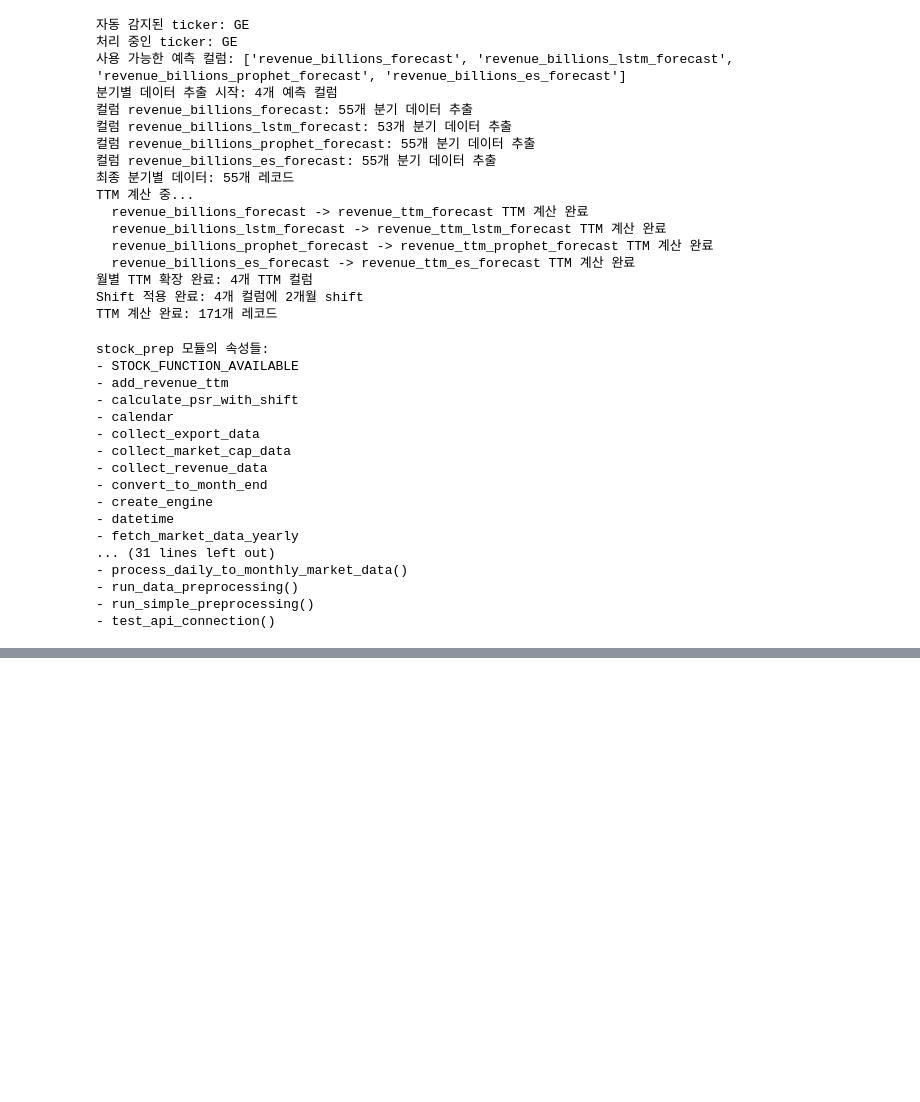
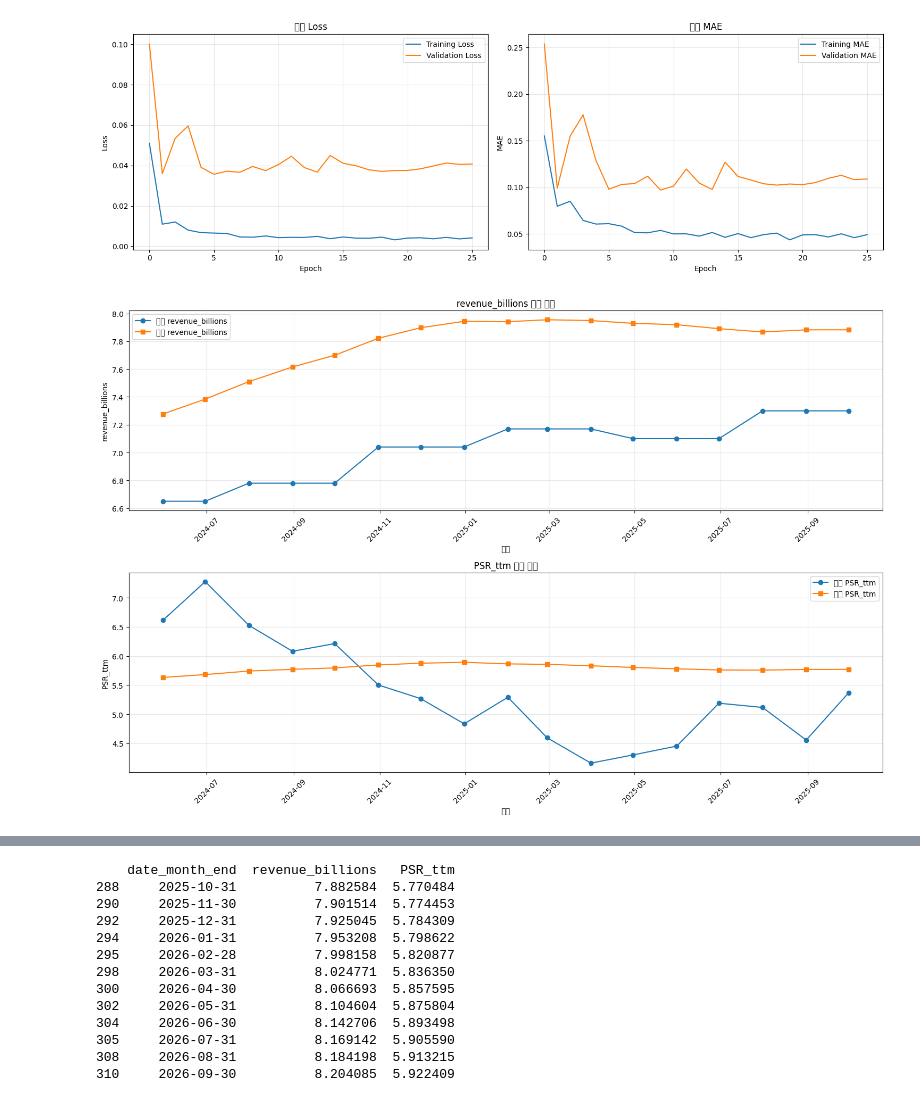
Before and after one commit to stox74/stock_forecast, a Jupyter notebook: US_Market/valuation/valuation_model_v5.ipynb, the cells around one changed output, grey strips where cells are left out. Drawn from its saved outputs; the diff is of its cells as text; code cells hidden in the pictures; blank space fills up the shorter version.

```diff
--- a/US_Market/valuation/valuation_model_v5.ipynb
+++ b/US_Market/valuation/valuation_model_v5.ipynb
@@ -475,51 +185,15 @@ revenue_forecast_result = create_revenue_forecast_result(
-# %%
-result_with_fixed_ttm = calculate_ttm_with_shift(revenue_forecast_result, shift_months=2)
-# %% [output]
-자동 감지된 ticker: GE
-처리 중인 ticker: GE
-사용 가능한 예측 컬럼: ['revenue_billions_forecast', 'revenue_billions_lstm_forecast', 'revenue_billions_prophet_forecast', 'revenue_billions_es_forecast']
-분기별 데이터 추출 시작: 4개 예측 컬럼
-컬럼 revenue_billions_forecast: 55개 분기 데이터 추출
-컬럼 revenue_billions_lstm_forecast: 53개 분기 데이터 추출
-컬럼 revenue_billions_prophet_forecast: 55개 분기 데이터 추출
-컬럼 revenue_billions_es_forecast: 55개 분기 데이터 추출
-최종 분기별 데이터: 55개 레코드
-TTM 계산 중...
-  revenue_billions_forecast -> revenue_ttm_forecast TTM 계산 완료
-  revenue_billions_lstm_forecast -> revenue_ttm_lstm_forecast TTM 계산 완료
-  revenue_billions_prophet_forecast -> revenue_ttm_prophet_forecast TTM 계산 완료
-  revenue_billions_es_forecast -> revenue_ttm_es_forecast TTM 계산 완료
-월별 TTM 확장 완료: 4개 TTM 컬럼
-Shift 적용 완료: 4개 컬럼에 2개월 shift
-TTM 계산 완료: 171개 레코드
-# %%
-# 현재 stock_prep 모듈에 어떤 함수들이 있는지 확인
-print("stock_prep 모듈의 속성들:")
-attributes = [attr for attr in dir(stock_prep) if not attr.startswith('_')]
-for attr in attributes:
-    print(f"- {attr}")
-
-# 함수인지 확인
-print("\n함수들:")
-import types
-functions = [attr for attr in dir(stock_prep) if isinstance(getattr(stock_prep, attr), types.FunctionType)]
-for func in functions:
-    print(f"- {func}()")
-# %% [output]
-stock_prep 모듈의 속성들:
-- STOCK_FUNCTION_AVAILABLE
-- add_revenue_ttm
-- calculate_psr_with_shift
-- calendar
-- collect_export_data
-- collect_market_cap_data
-- collect_revenue_data
-- convert_to_month_end
-- create_engine
-- datetime
-- fetch_market_data_yearly
-... (31 lines left out)
-- process_daily_to_monthly_market_data()
-- run_data_preprocessing()
-- run_simple_preprocessing()
-- test_api_connection()
+# %%
+# 전처리된 데이터로 바로 예측
+prediction_df, model_results = run_lstm_prediction(
+    df=result,  # 앞서 전처리한 데이터
+    ticker='AMAT',
+    prediction_months=12,
+    plot_results=True
+)
+
+# 예측 결과 확인
+forecast_data = prediction_df[prediction_df['prediction_type'] == 'LSTM_forecast']
+print(forecast_data[['date_month_end', 'revenue_billions', 'PSR_ttm']])
+# %% [output]
+[figure, added]
+[figure, added]
@@ -525,0 +201,13 @@ stock_prep 모듈의 속성들:
+    date_month_end  revenue_billions   PSR_ttm
+288     2025-10-31          7.882584  5.770484
+290     2025-11-30          7.901514  5.774453
+292     2025-12-31          7.925045  5.784309
+294     2026-01-31          7.953208  5.798622
+295     2026-02-28          7.998158  5.820877
+298     2026-03-31          8.024771  5.836350
+300     2026-04-30          8.066693  5.857595
+302     2026-05-31          8.104604  5.875804
+304     2026-06-30          8.142706  5.893498
+305     2026-07-31          8.169142  5.905590
+308     2026-08-31          8.184198  5.913215
+310     2026-09-30          8.204085  5.922409
```
Also changed, not shown: parts of 11 cells of this notebook, 4 other files.
